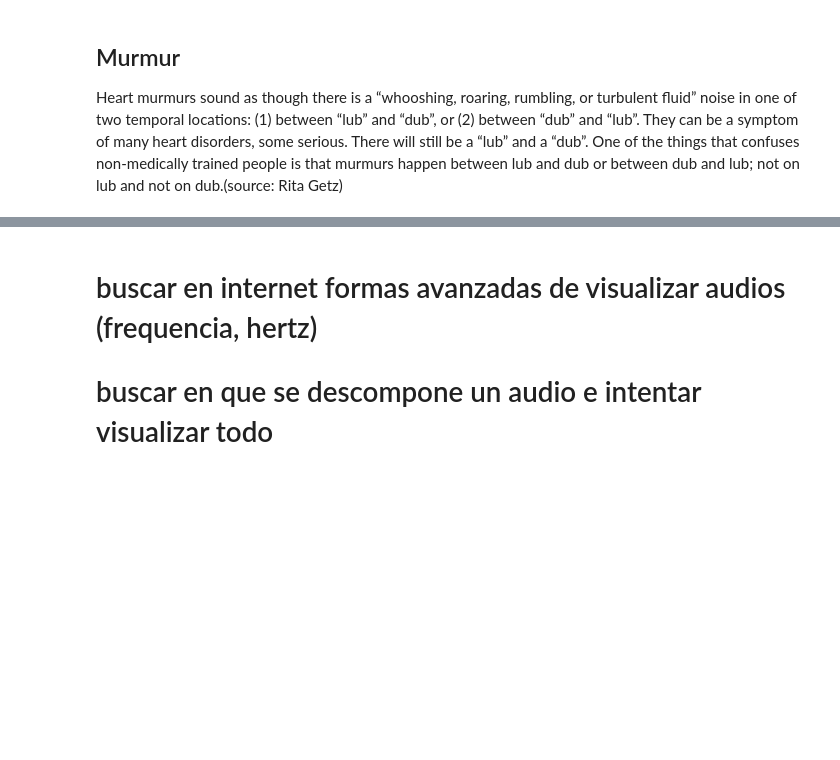
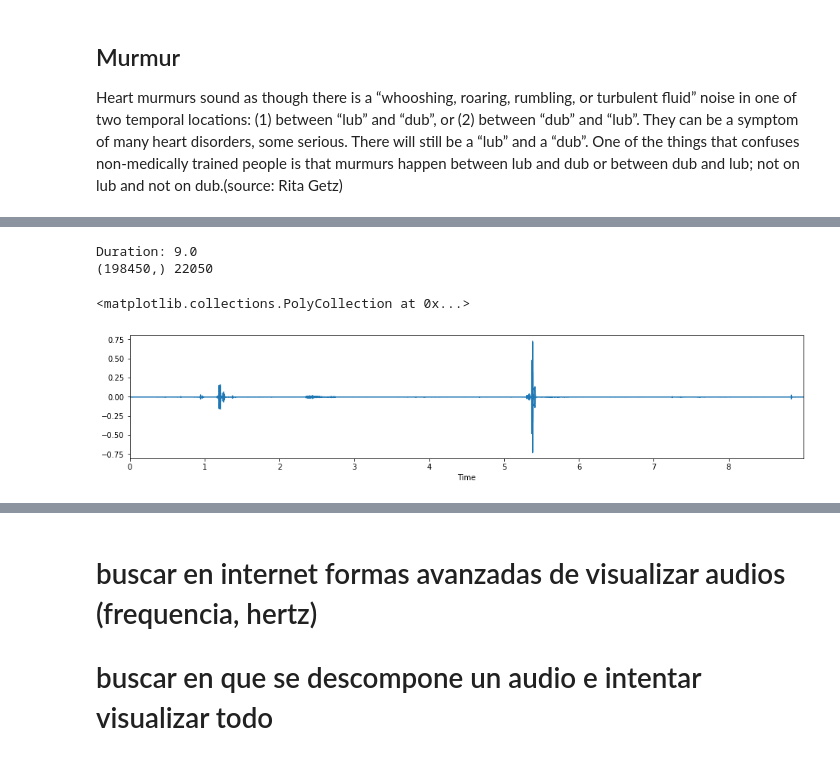
Before and after one commit to martinnss/Micro_Projects, a Jupyter notebook: apuntes datacamp/Time Seriesi.ipynb, the cells around one changed output, grey strips where cells are left out. Drawn from its saved outputs; the diff is of its cells as text; code cells hidden in the pictures; blank space fills up the shorter version.

```diff
--- a/apuntes datacamp/Time Seriesi.ipynb
+++ b/apuntes datacamp/Time Seriesi.ipynb
@@ -150,0 +171,14 @@ duration: 5.0
+# %%
+artifact_file=INPUT_DIR+"/set_a/artifact__201012172012.wav"
+audio_artifact,sfreq_artifact=lr.load(artifact_file)
+dur=lr.get_duration(audio_artifact)
+print("Duration:",dur)
+print(audio_artifact.shape,sfreq_artifact)
+
+plt.figure(figsize=(16, 3))
+librosa.display.waveplot(audio_artifact,sr=sfreq_artifact)
+# %% [output]
+Duration: 9.0
+(198450,) 22050
+<matplotlib.collections.PolyCollection at 0x...>
+[figure, added]
```
Also changed, not shown: parts of 7 cells of this notebook.
